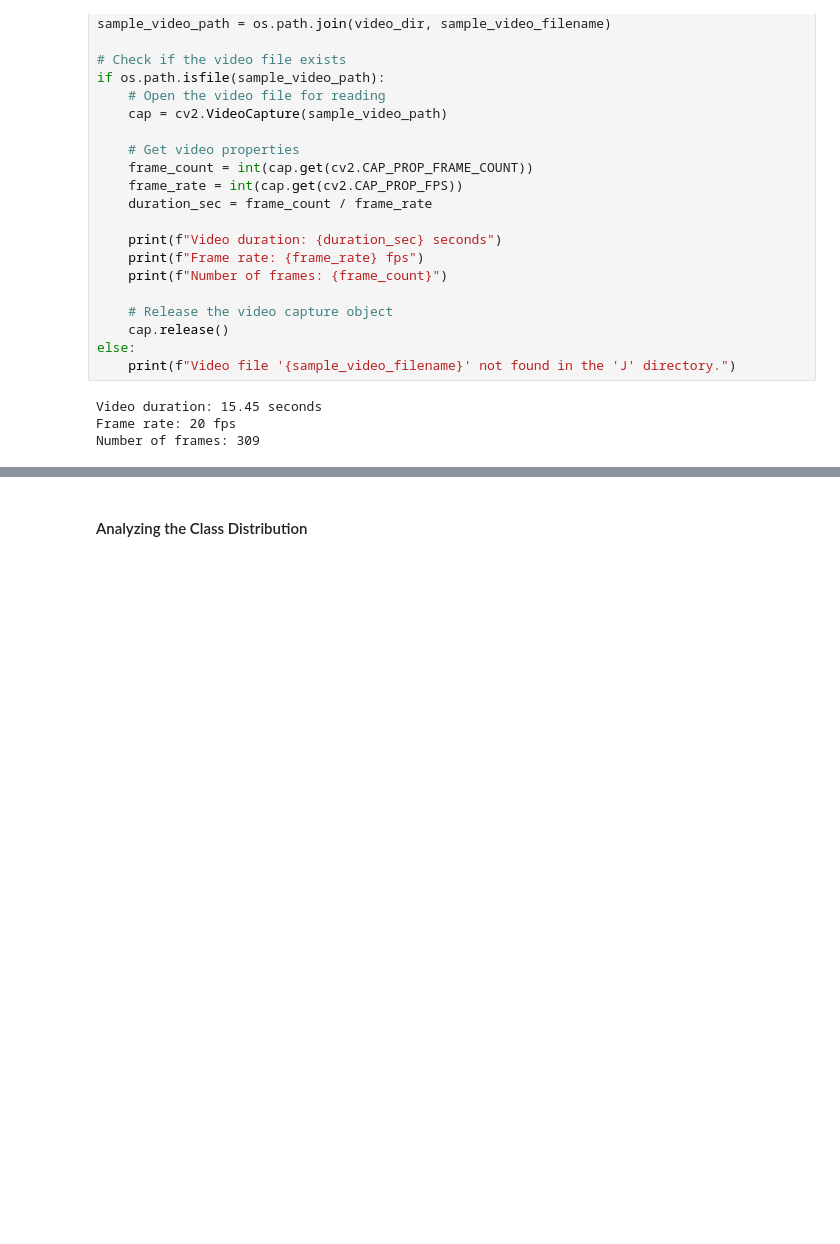
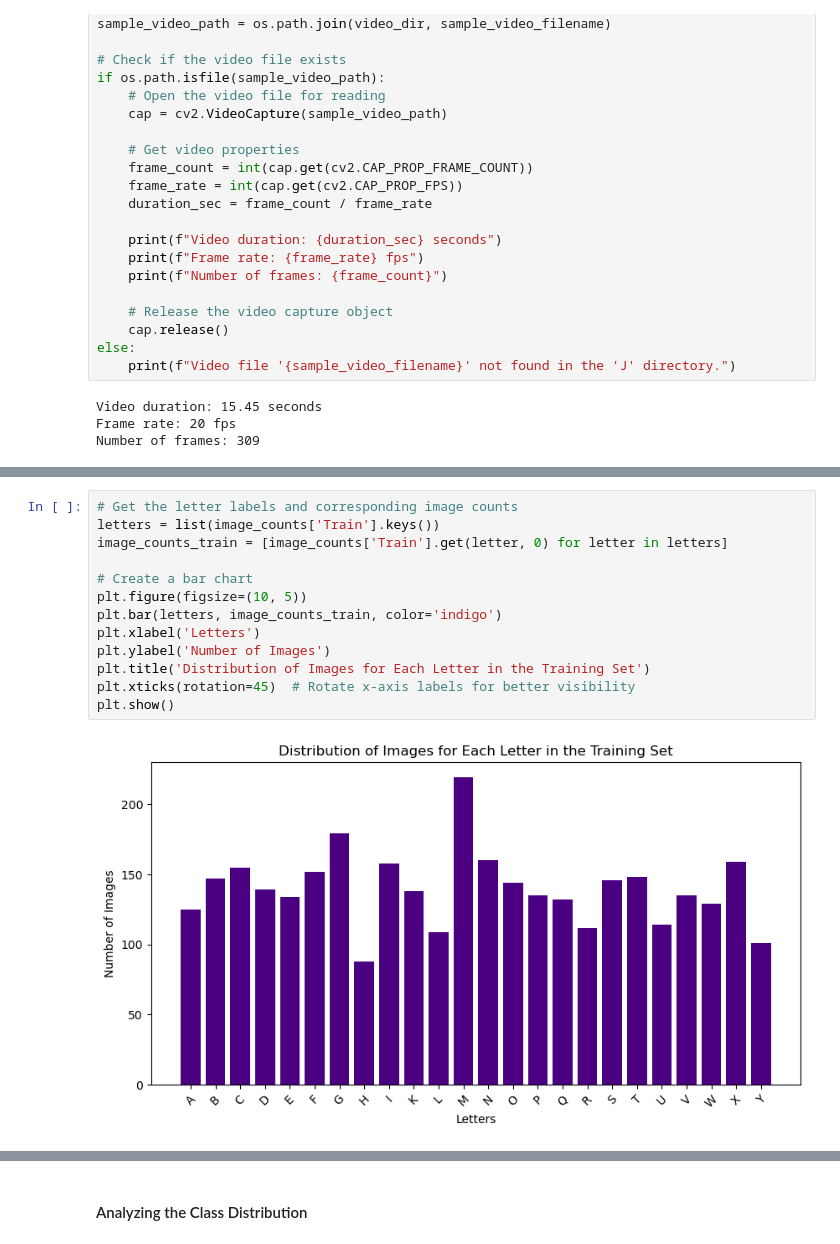
Before and after one commit to martin-ngugi/KSL, a Jupyter notebook: student.ipynb, the cells around one changed output, grey strips where cells are left out. Saved outputs shown, nothing was run; the diff lists cells and outputs as text; blank space fills up the shorter version.

```diff
--- a/student.ipynb
+++ b/student.ipynb
@@ -336,0 +355,15 @@ Number of frames: 309
+# %%
+# Get the letter labels and corresponding image counts
+letters = list(image_counts['Train'].keys())
+image_counts_train = [image_counts['Train'].get(letter, 0) for letter in letters]
+
+# Create a bar chart
+plt.figure(figsize=(10, 5))
+plt.bar(letters, image_counts_train, color='indigo')
+plt.xlabel('Letters')
+plt.ylabel('Number of Images')
+plt.title('Distribution of Images for Each Letter in the Training Set')
+plt.xticks(rotation=45)  # Rotate x-axis labels for better visibility
+plt.show()
+# %% [output]
+[figure, added]
```
Also changed, not shown: parts of 14 cells of this notebook.
